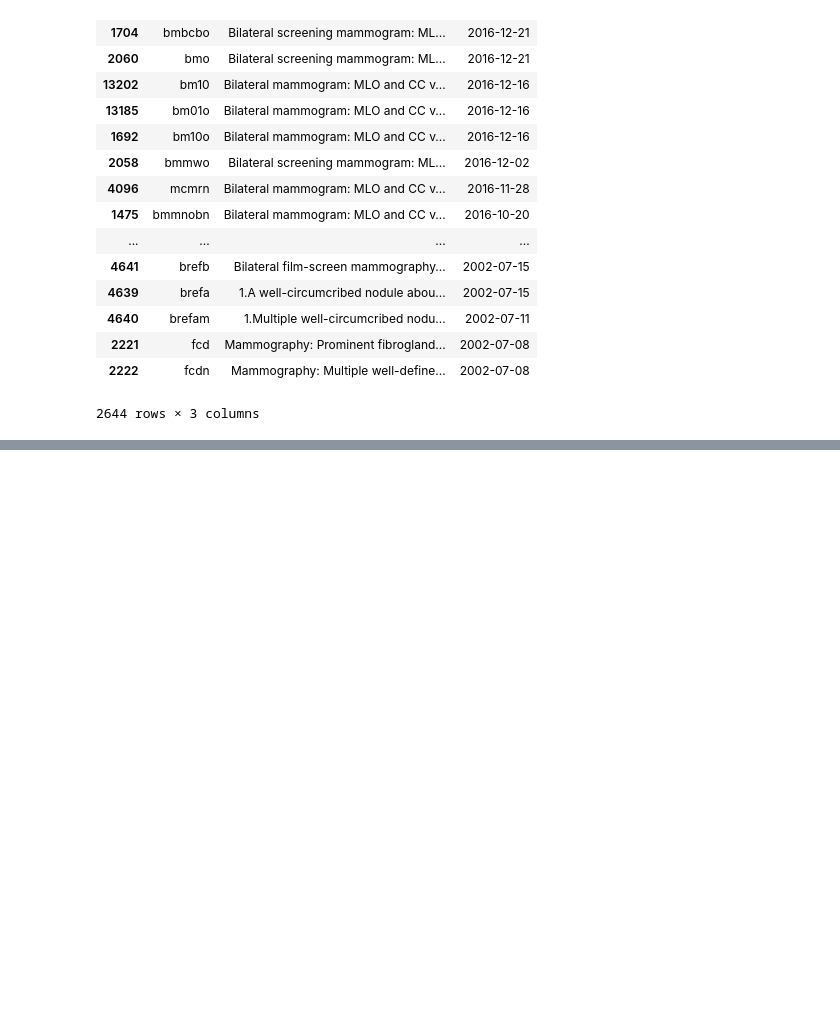
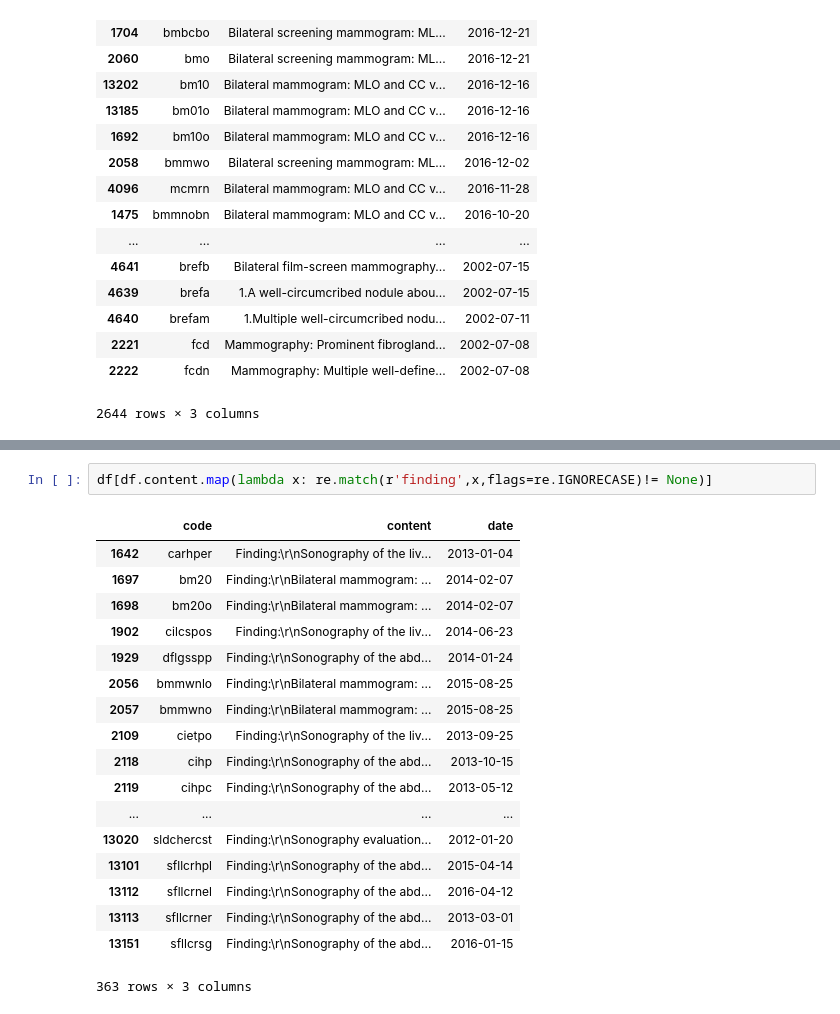
Before and after one commit to falcon0125/ultrasound-report, a Jupyter notebook: notebook/Phrase from excel.ipynb, the cells around one changed output, grey strips where cells are left out. Cells and saved outputs as stored; diff of their text form; blank space fills up the shorter version.

```diff
--- a/notebook/Phrase from excel.ipynb
+++ b/notebook/Phrase from excel.ipynb
@@ -190,0 +219,21 @@ breast.sort_values('date',ascending=False)
+# %%
+df[df.content.map(lambda x: re.match(r'finding',x,flags=re.IGNORECASE)!= None)]
+# %% [output]
+|  | code | content | date |
+| 1642 | carhper | Finding:\r\nSonography of the liv... | 2013-01-04 |
+| 1697 | bm20 | Finding:\r\nBilateral mammogram: ... | 2014-02-07 |
+| 1698 | bm20o | Finding:\r\nBilateral mammogram: ... | 2014-02-07 |
+| 1902 | cilcspos | Finding:\r\nSonography of the liv... | 2014-06-23 |
+| 1929 | dflgsspp | Finding:\r\nSonography of the abd... | 2014-01-24 |
+| 2056 | bmmwnlo | Finding:\r\nBilateral mammogram: ... | 2015-08-25 |
+| 2057 | bmmwno | Finding:\r\nBilateral mammogram: ... | 2015-08-25 |
+| 2109 | cietpo | Finding:\r\nSonography of the liv... | 2013-09-25 |
+| 2118 | cihp | Finding:\r\nSonography of the abd... | 2013-10-15 |
+| 2119 | cihpc | Finding:\r\nSonography of the abd... | 2013-05-12 |
+| ... | ... | ... | ... |
+| 13020 | sldchercst | Finding:\r\nSonography evaluation... | 2012-01-20 |
+| 13101 | sfllcrhpl | Finding:\r\nSonography of the abd... | 2015-04-14 |
+| 13112 | sfllcrnel | Finding:\r\nSonography of the abd... | 2016-04-12 |
+| 13113 | sfllcrner | Finding:\r\nSonography of the abd... | 2013-03-01 |
+| 13151 | sfllcrsg | Finding:\r\nSonography of the abd... | 2016-01-15 |
+363 rows × 3 columns
```
Also changed, not shown: parts of 3 cells of this notebook, 5 other files.
